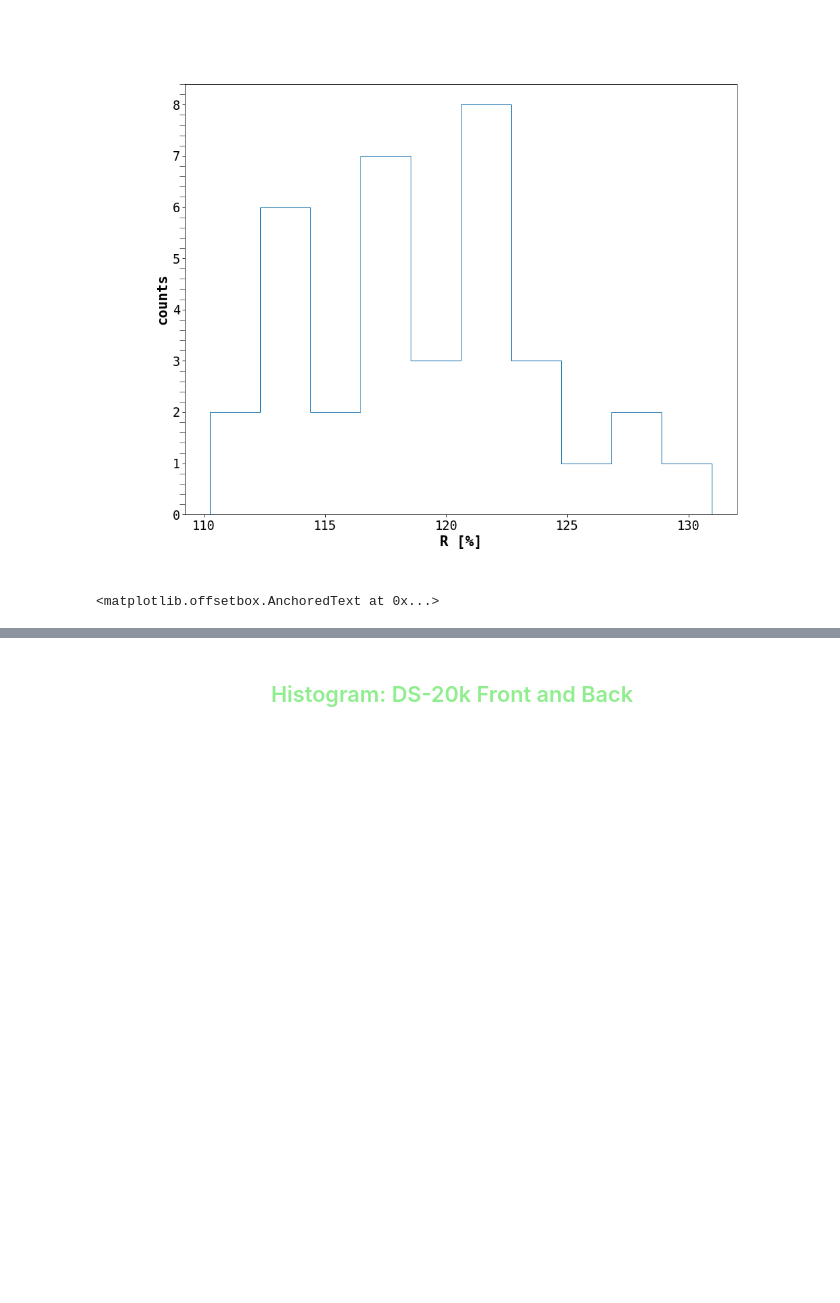
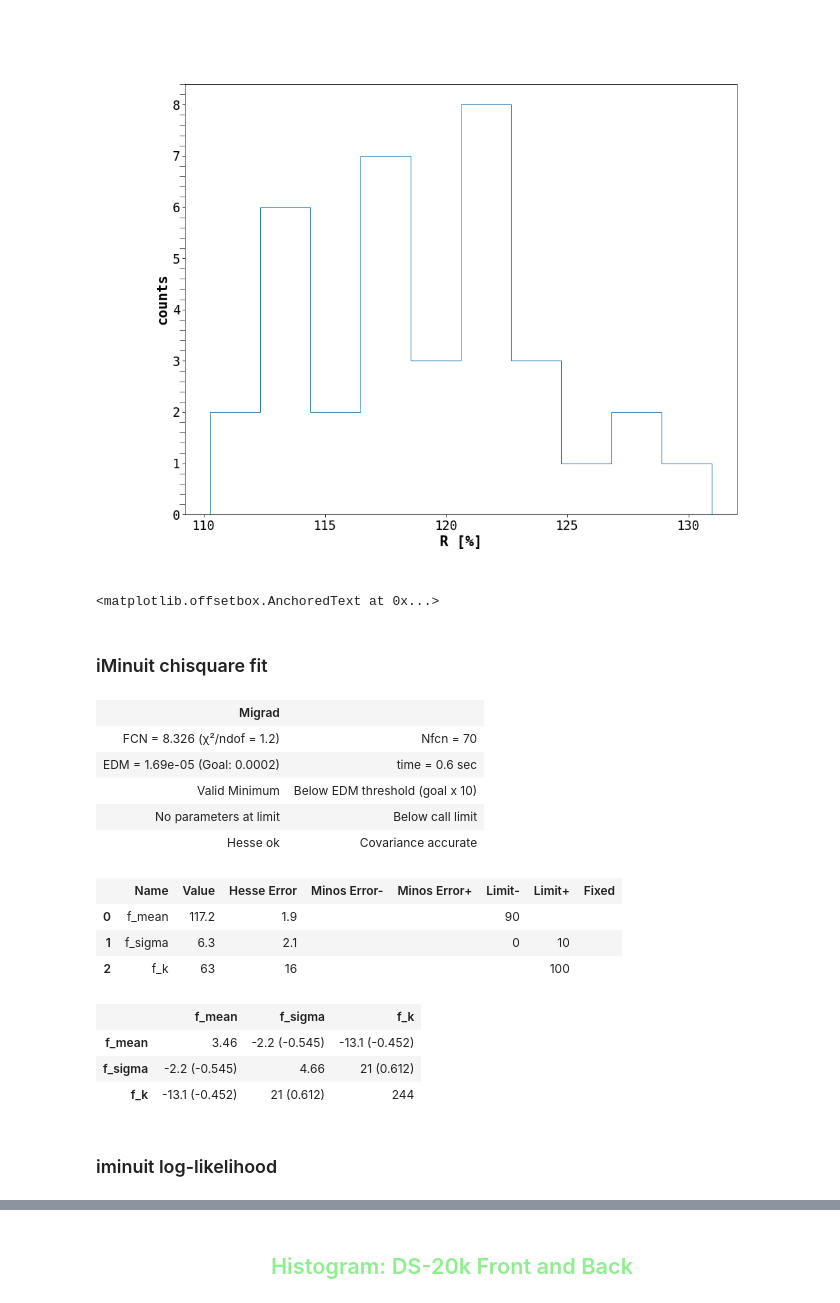
Before and after one commit to sarthchoudhary/ArGCAT, a Jupyter notebook: notebooks/plot_spectrophotometry.ipynb, the cells around one changed output, grey strips where cells are left out. Cells and saved outputs as stored; diff of their text form; code cells hidden in the pictures; blank space fills up the shorter version.

Commit message:
added iminuit NLL fit.

```diff
--- a/notebooks/plot_spectrophotometry.ipynb
+++ b/notebooks/plot_spectrophotometry.ipynb
@@ -292,3 +292,35 @@ text_in_box = AnchoredText(f"statistics = {int(np.sum(hist_content))}" '\n$\\chi
 ax4.add_artist(text_in_box)
 # %% [output]
 <matplotlib.offsetbox.AnchoredText at 0x...>
+# %% [markdown]
+<h3> iMinuit chisquare fit </h3>
+# %%
+from iminuit import Minuit
+from iminuit.cost import LeastSquares
+from iminuit.cost import BinnedNLL
+
+cost_func = LeastSquares(hist_edges[:-1], hist_content, np.sqrt(hist_content), f_gauss)
+p0_input = [120, 4.9, 50]
+
+m2 = Minuit(cost_func, *p0_input)
+
+m2.limits["f_mean"] = (90, None)
+m2.limits["f_sigma"] = (0, 10)
+m2.limits["f_k"] = (None, 100)
+# %%
+m2.migrad()
+# %% [output]
+| Migrad |  |
+| FCN = 8.326 (χ²/ndof = 1.2) | Nfcn = 70 |
+| EDM = 1.69e-05 (Goal: 0.0002) | time = 0.6 sec |
+| Valid Minimum | Below EDM threshold (goal x 10) |
+| No parameters at limit | Below call limit |
+| Hesse ok | Covariance accurate |
+|  | Name | Value | Hesse Error | Minos Error- | Minos Error+ | Limit- | Limit+ | Fixed |
+| 0 | f_mean | 117.2 | 1.9 |  |  | 90 |  |  |
+| 1 | f_sigma | 6.3 | 2.1 |  |  | 0 | 10 |  |
+| 2 | f_k | 63 | 16 |  |  |  | 100 |  |
+|  | f_mean | f_sigma | f_k |
+| f_mean | 3.46 | -2.2 (-0.545) | -13.1 (-0.452) |
+| f_sigma | -2.2 (-0.545) | 4.66 | 21 (0.612) |
+| f_k | -13.1 (-0.452) | 21 (0.612) | 244 |
@@ -294,0 +329,2 @@ ax4.add_artist(text_in_box)
+# %% [markdown]
+<h3>iminuit log-likelihood</h3>
```
Also changed, not shown: parts of 6 cells of this notebook.
